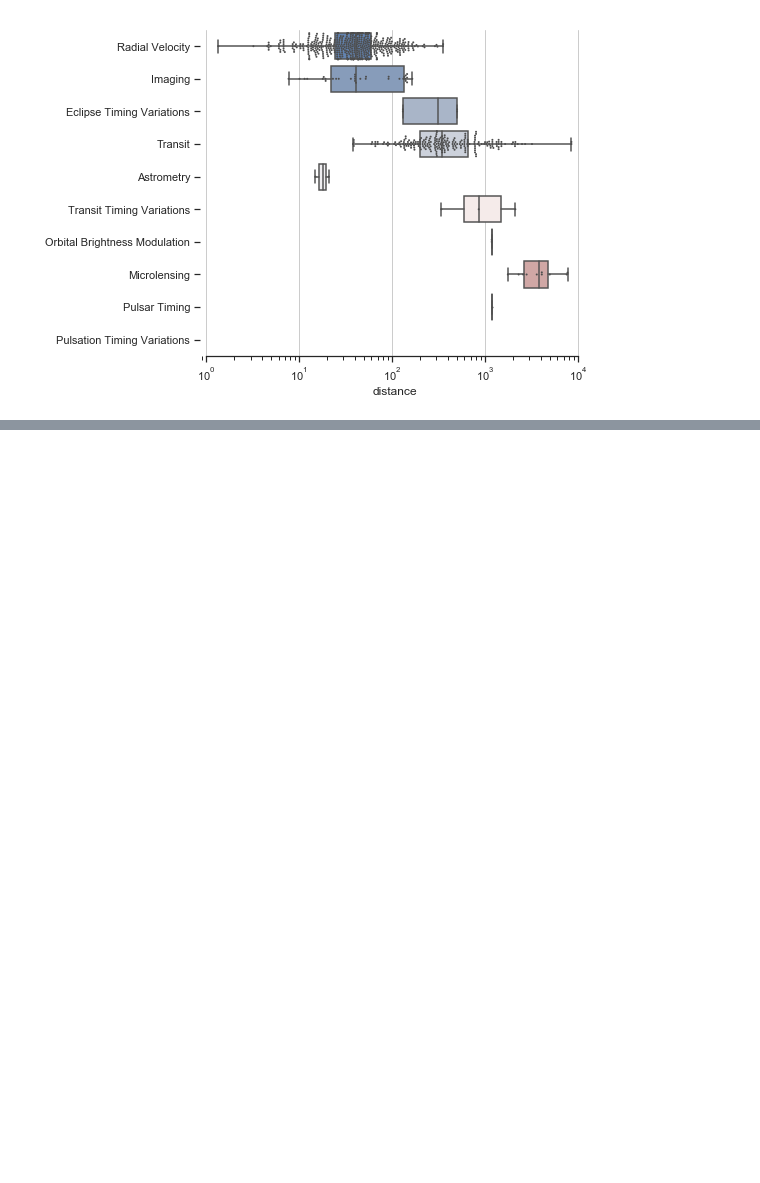
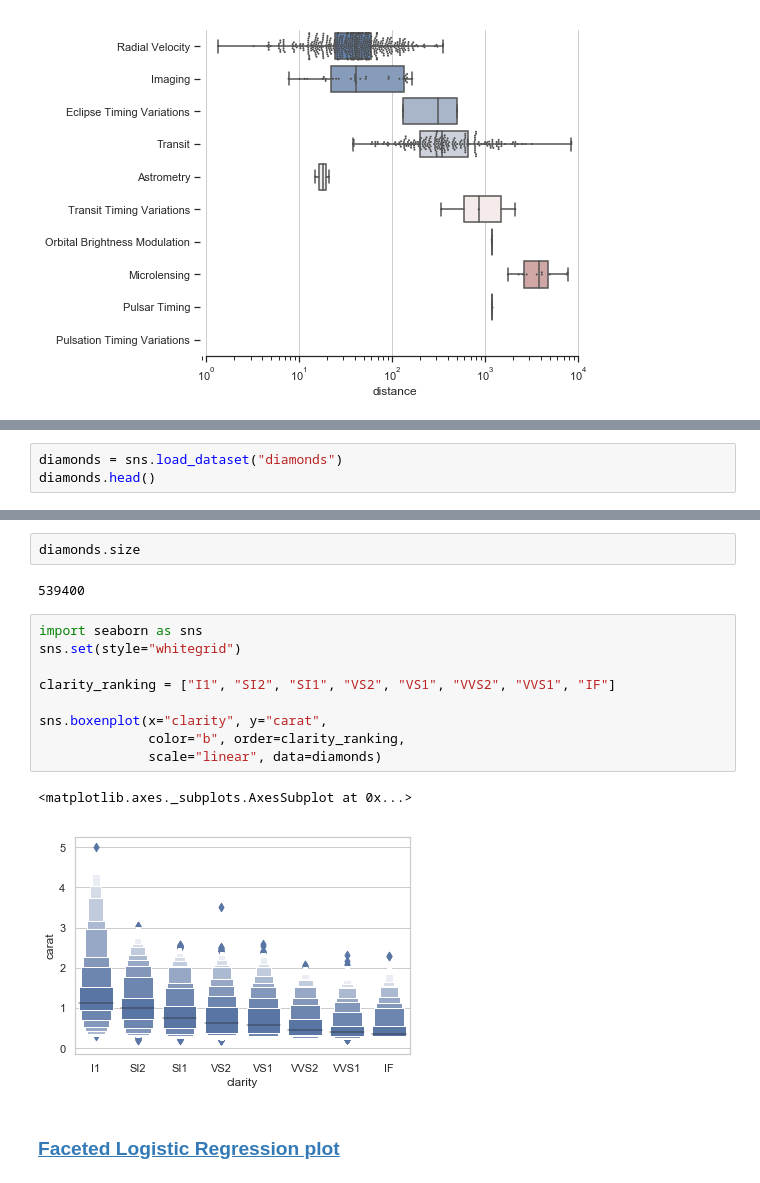
Before and after one commit to bjpcjp/seaborn-basic-gallery, a Jupyter notebook: gallery.ipynb, the cells around one changed output, grey strips where cells are left out. Drawn from its saved outputs; the diff is of its cells as text; blank space fills up the shorter version.

Commit message:
more examples added to gallery

```diff
--- a/gallery.ipynb
+++ b/gallery.ipynb
@@ -527,0 +657,3 @@ sns.despine(trim=True, left=True)
+# %%
+diamonds = sns.load_dataset("diamonds")
+diamonds.head()
@@ -527,0 +667,18 @@ sns.despine(trim=True, left=True)
+# %%
+diamonds.size
+# %% [output]
+539400
+# %%
+import seaborn as sns
+sns.set(style="whitegrid")
+
+clarity_ranking = ["I1", "SI2", "SI1", "VS2", "VS1", "VVS2", "VVS1", "IF"]
+
+sns.boxenplot(x="clarity", y="carat",
+              color="b", order=clarity_ranking,
+              scale="linear", data=diamonds)
+# %% [output]
+<matplotlib.axes._subplots.AxesSubplot at 0x...>
+[figure, added]
+# %% [markdown]
+### [Faceted Logistic Regression plot](https://seaborn.pydata.org/examples/logistic_regression.html)
```
Also changed, not shown: parts of 37 cells of this notebook.
